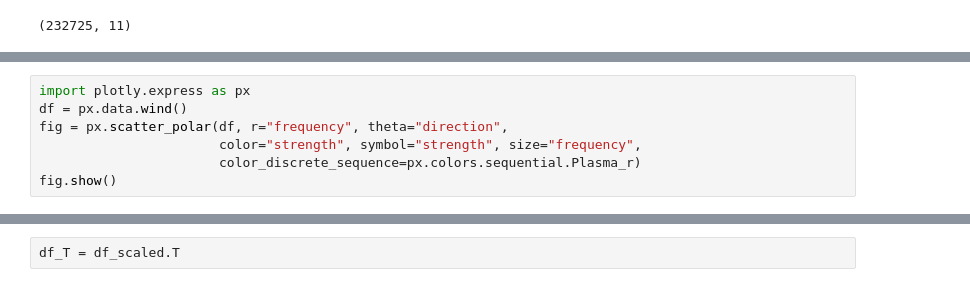
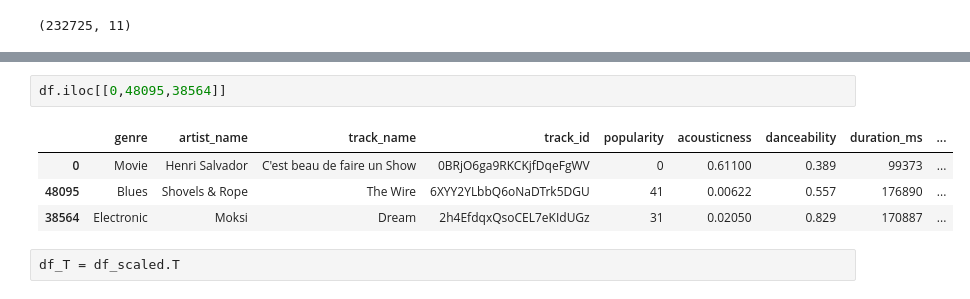
Before and after one commit to bw-spotify2/ds, a Jupyter notebook: Song_Selector_Model_Building.ipynb, the cells around one changed output, grey strips where cells are left out. Saved outputs shown, nothing was run; the diff lists cells and outputs as text.

```diff
--- a/Song_Selector_Model_Building.ipynb
+++ b/Song_Selector_Model_Building.ipynb
@@ -294,7 +297,0 @@ df.iloc[[206737,153652,39874]]
-# %%
-import plotly.express as px
-df = px.data.wind()
-fig = px.scatter_polar(df, r="frequency", theta="direction",
-                       color="strength", symbol="strength", size="frequency",
-                       color_discrete_sequence=px.colors.sequential.Plasma_r)
-fig.show()
@@ -303,3 +298,10 @@ fig.show()
+# %%
+df.iloc[[0,48095,38564]]
+# %% [output]
+|  | genre | artist_name | track_name | track_id | popularity | acousticness | danceability | duration_ms | ... |
+| 0 | Movie | Henri Salvador | C'est beau de faire un Show | 0BRjO6ga9RKCKjfDqeFgWV | 0 | 0.61100 | 0.389 | 99373 | ... |
+| 48095 | Blues | Shovels & Rope | The Wire | 6XYY2YLbbQ6oNaDTrk5DGU | 41 | 0.00622 | 0.557 | 176890 | ... |
+| 38564 | Electronic | Moksi | Dream | 2h4EfdqxQsoCEL7eKIdUGz | 31 | 0.02050 | 0.829 | 170887 | ... |
 # %%
 df_T = df_scaled.T
 # %%
```
Also changed, not shown: parts of 44 cells of this notebook.
